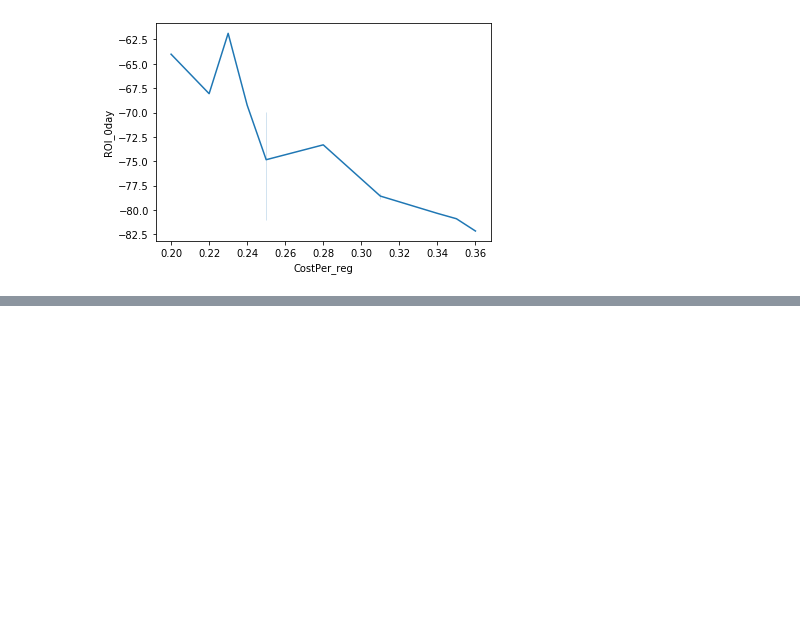
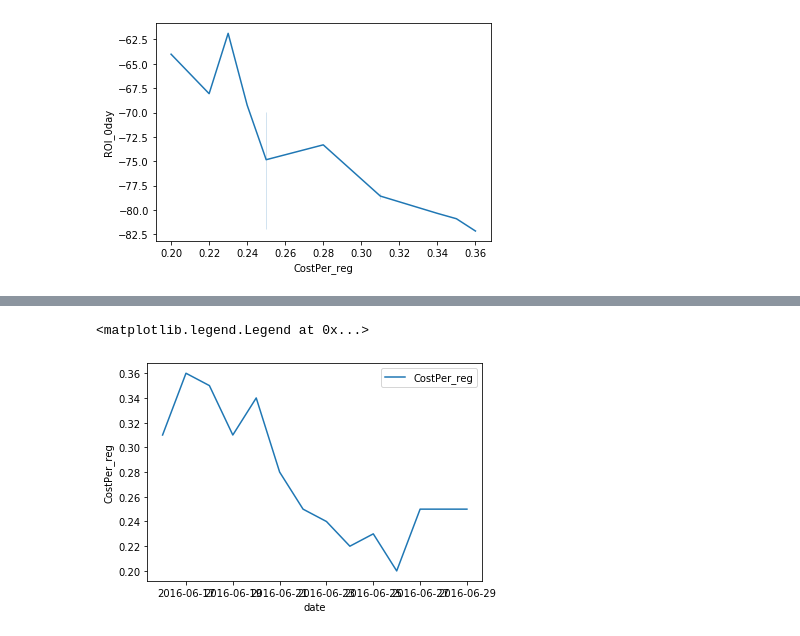
Before and after one commit to Drew128/Task20200209, a Jupyter notebook: Test_2.ipynb, the cells around one changed output, grey strips where cells are left out. Cells and saved outputs as stored; diff of their text form; code cells hidden in the pictures; blank space fills up the shorter version.

```diff
--- a/Test_2.ipynb
+++ b/Test_2.ipynb
@@ -62,0 +69,6 @@ sns.lineplot(y=df['ROI_0day'], x=df['CostPer_reg'])
+# %%
+sns.lineplot(y=df['CostPer_reg'], x=df['date'])
+plt.legend(['CostPer_reg'])
+# %% [output]
+<matplotlib.legend.Legend at 0x...>
+[figure, added]
```
Also changed, not shown: parts of 2 cells of this notebook.
